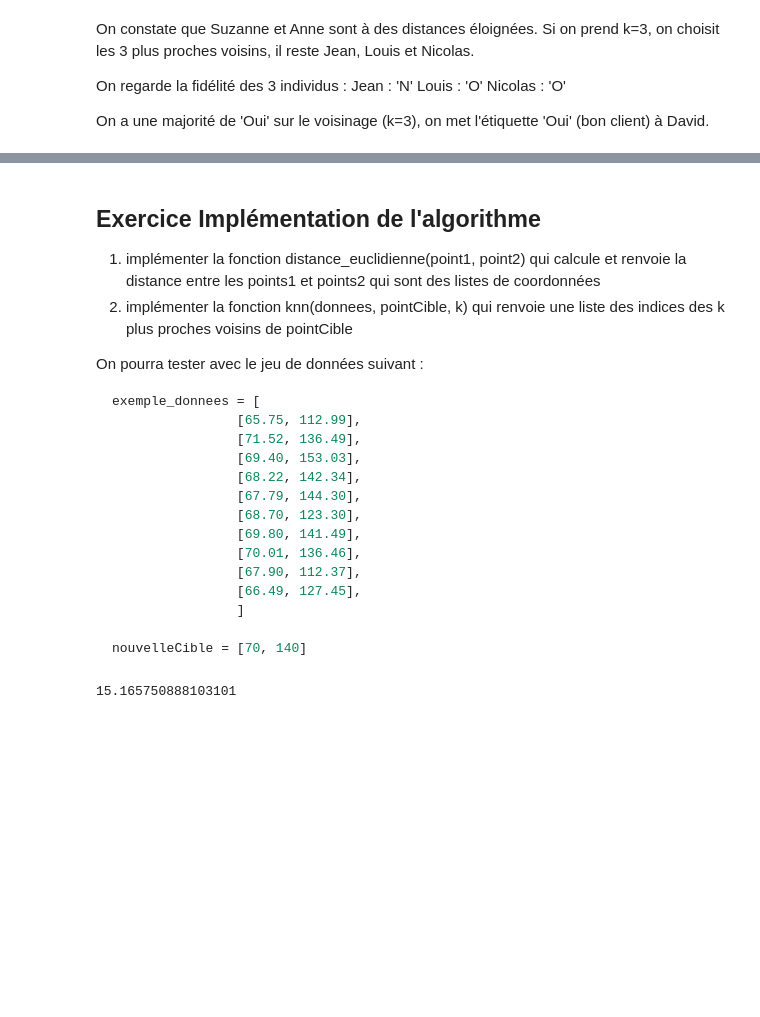
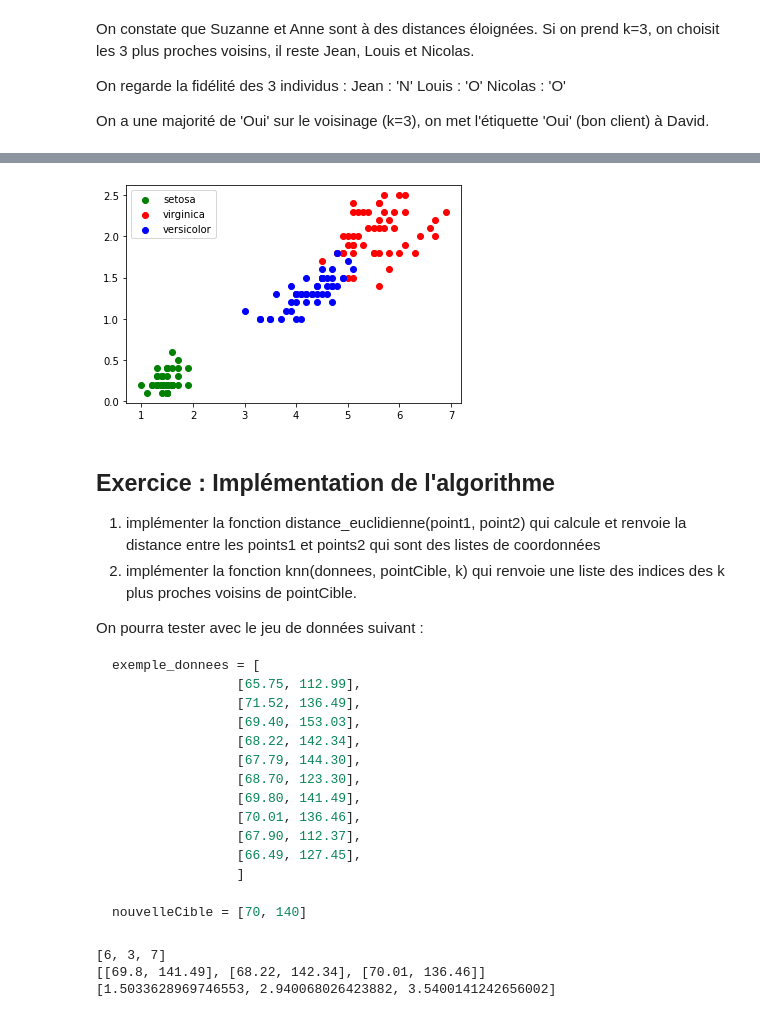
Before and after one commit to LSMISN/NSI, a Jupyter notebook: Algorithmique.ipynb, the cells around one changed output, grey strips where cells are left out. Saved outputs shown, nothing was run; the diff lists cells and outputs as text; code cells hidden in the pictures; blank space fills up the shorter version.

````diff
--- a/Algorithmique.ipynb
+++ b/Algorithmique.ipynb
@@ -582,23 +586,25 @@ On a une majorité de 'Oui' sur le voisinage (k=3), on met l'étiquette 'Oui' (b
 # %%
 import pandas
 import matplotlib.pyplot as plt
 
 iris=pandas.read_csv("iris.csv")
 x = iris.loc[:,"petal_length"]
 y = iris.loc[:,"petal_width"]
 lab=iris.loc[:,"species"]
-plt.scatter(x[lab==0], y[lab==0], color='g', label='setosa')
-plt.scatter(x[lab==1], y[lab==1], color='r', label='virginica')
-plt.scatter(x[lab==2], y[lab==2], color='b', label='versicolor')
+plt.scatter(x[lab == 'setosa'], y[lab == 'setosa'], c='g', label='setosa')
+plt.scatter(x[lab == 'virginica'], y[lab=='virginica'],c='r', label='virginica')
+plt.scatter(x[lab == 'versicolor'], y[lab == 'versicolor'],c='b', label='versicolor')
 plt.legend()
 plt.show()
+# %% [output]
+[figure, added]
 # %% [markdown]
-## Exercice Implémentation de l'algorithme ##
+## Exercice : Implémentation de l'algorithme ##
 
 
 
 1.   implémenter la fonction distance_euclidienne(point1, point2) qui calcule et renvoie la distance entre les points1 et points2 qui sont des listes de coordonnées
-2.   implémenter la fonction knn(donnees, pointCible, k) qui renvoie une liste des indices des k plus proches voisins de pointCible
+2.   implémenter la fonction knn(donnees, pointCible, k) qui renvoie une liste des indices des k plus proches voisins de pointCible.
 
 On pourra tester avec le jeu de données suivant :
 ```python
@@ -631,13 +637,18 @@ def distance_euclidienne(point1:list, point2:list):
     somme_carres = somme_carres + (point1[i]-point2[i])**2
   return sqrt(somme_carres) # on renvoie la racine carree
 
+# valeur de test pour calculer la distance
+# point1 = [35, 35, 3]
+# point2 = [37, 50, 2]
+# distance_euclidienne(point1,point2)
+
 # Puis knn
 def knn(donnees:list, NouveauPoint:list, k):
   """
   renvoie la liste des indices des k plus proches voisins de Nouveaupoint
   issu du jeu de donnees
   """
-  indice_plus_proches_voisins =[]
+
   # On calcule la dist_ance de NouveauPoint avec toutes les donnees et on memorise les resultats dans une liste
   lst_distances = []
   for indiceVoisin, pointVoisin in enumerate(donnees):
@@ -647,7 +658,7 @@ def knn(donnees:list, NouveauPoint:list, k):
   lst_distances = sorted(lst_distances)
   # A terminer
   # récupérer les indices des k plus proches voisins et les stocker dans la liste indice_plus_proches_voisins
-
+  indice_plus_proches_voisins = [indice for distance, indice in lst_distances[:k]]
   # on retourne le resultat
   return indice_plus_proches_voisins
 
@@ -666,10 +677,15 @@ exemple_donnees = [
                 ]
 # La valeur cible
 nouveau = [70, 140]
-
-# valeur de test pour calculer la distance
-point1 = [35, 35, 3]
-point2 = [37, 50, 2]
-distance_euclidienne(point1,point2)
+# plus proches voisins
+les_k_plus_proches_voisins = knn(exemple_donnees, nouveau, 3)
+print(les_k_plus_proches_voisins)
+# on affiche les valeurs du dataset correspondantes
+les_k_valeurs_proches = [exemple_donnees[i] for i in les_k_plus_proches_voisins]
+print(les_k_valeurs_proches)
+les_k_distances = [distance_euclidienne(nouveau, voisin) for voisin in les_k_valeurs_proches]
+print(les_k_distances)
 # %% [output]
-15.165750888103101
+[6, 3, 7]
+[[69.8, 141.49], [68.22, 142.34], [70.01, 136.46]]
+[1.5033628969746553, 2.940068026423882, 3.5400141242656002]
````
Also changed, not shown: parts of 14 cells of this notebook.
